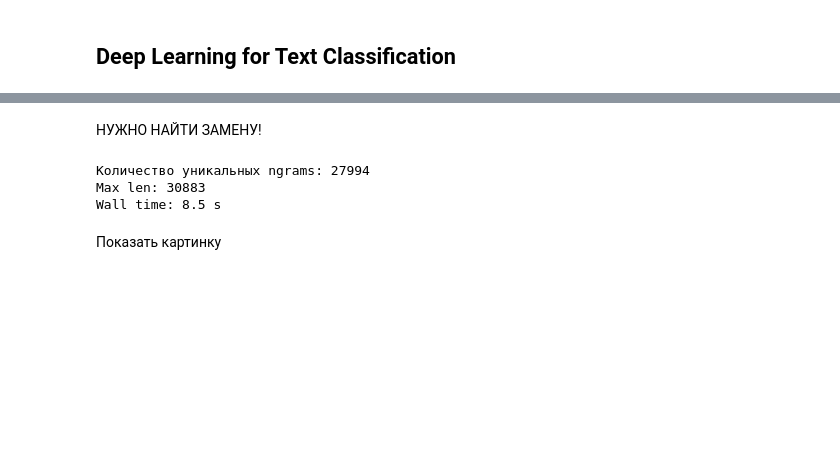
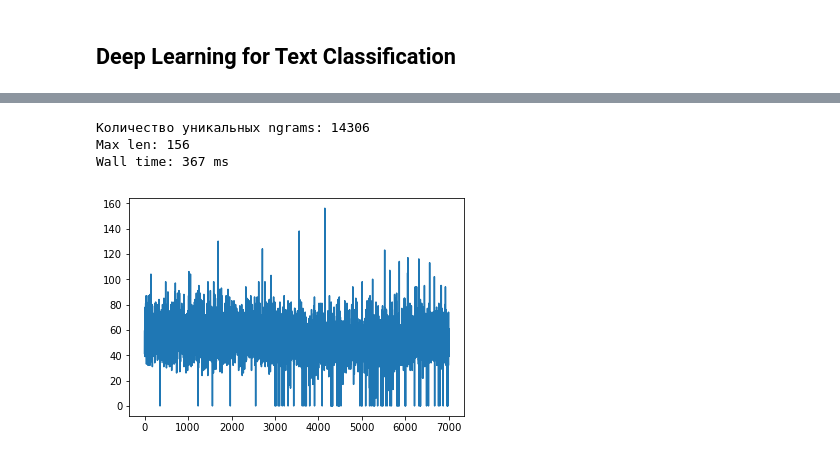
Before and after one commit to XATTABrus/WorkShopITIS, a Jupyter notebook: TextClassification.ipynb, the cells around one changed output, grey strips where cells are left out. Drawn from its saved outputs; the diff is of its cells as text; code cells hidden in the pictures; blank space fills up the shorter version.

```diff
--- a/TextClassification.ipynb
+++ b/TextClassification.ipynb
@@ -95,9 +125,9 @@ from nltk.corpus import stopwords
 # nltk.download() # Скачиваем словари для работы NLTK
 # Выполняем в консоле "python -m nltk.downloader all"
 
-def tokenize_me(file_text):
+def tokenize(text):
     #firstly let's apply nltk tokenization
-    tokens = nltk.word_tokenize(file_text)
+    tokens = nltk.word_tokenize(text)
 
     #let's delete punctuation symbols
     tokens = [i for i in tokens if ( i not in string.punctuation )]
@@ -136,7 +155,7 @@ import pymorphy2
 morph = pymorphy2.MorphAnalyzer()
 def text_lemmatizer(text):
     lem_array = []
-    for word in tokenize_me(text):
+    for word in tokenize(text):
         word_info = morph.parse(word)[0]
         lem_array.append(f'{word_info.normal_form}_{word_info.tag.POS}')
     return ' '.join(lem_array)
@@ -149,4 +168,4 @@ text_lemmatizer('Привет всем слушателям конференци
 # %%
-# %%time
-# df['lem_text'] = df['text'].apply(text_lemmatizer)
+%%time
+df['lem_title'] = df['title'].apply(text_lemmatizer)
 # %% [output]
@@ -197,7 +238,7 @@ from sklearn.metrics import classification_report
 # %%
 %%time
 tfidf_vectorizer = TfidfVectorizer(lowercase=True, max_features=10000)
-# vectors = tfidf_vectorizer.fit_transform(df['title'].values)
-# vectors = tfidf_vectorizer.fit_transform(df['text'].values)
-vectors = tfidf_vectorizer.fit_transform(df['lem_text'].values)
+# tfidf_vectors = tfidf_vectorizer.fit_transform(df['title'].values)
+# tfidf_vectors = tfidf_vectorizer.fit_transform(df['text'].values)
+tfidf_vectors = tfidf_vectorizer.fit_transform(df['lem_title'].values)
 # %% [output]
@@ -362,8 +418,6 @@ import keras
 from keras.models import Sequential
 from keras.layers import Dense, Activation, Embedding, TimeDistributed, Bidirectional
 from keras.layers import LSTM, SpatialDropout1D, Conv1D, GlobalMaxPooling1D, MaxPooling1D, Flatten
-# %% [markdown]
-НУЖНО НАЙТИ ЗАМЕНУ!
 # %%
 def texts2ngrams(texts, n=3, lowercase=True):
     """ Convert text into character ngrams. """
@@ -393,12 +447,11 @@ def print_plot_mean(x):
     plt.plot(lens);
 # %%
 %%time
-gram_vectors, count_grams = texts2ngrams(df.lem_text)
+gram_vectors, count_grams = texts2ngrams(df['title'])
 print_plot_mean(gram_vectors)
 # %% [output]
-Количество уникальных ngrams: 27994
-Max len: 30883
-Wall time: 8.5 s
+Количество уникальных ngrams: 14306
+Max len: 156
+Wall time: 367 ms
+[figure, added]
-# %% [markdown]
-Показать картинку
 # %%
```
Also changed, not shown: parts of 58 cells of this notebook.
